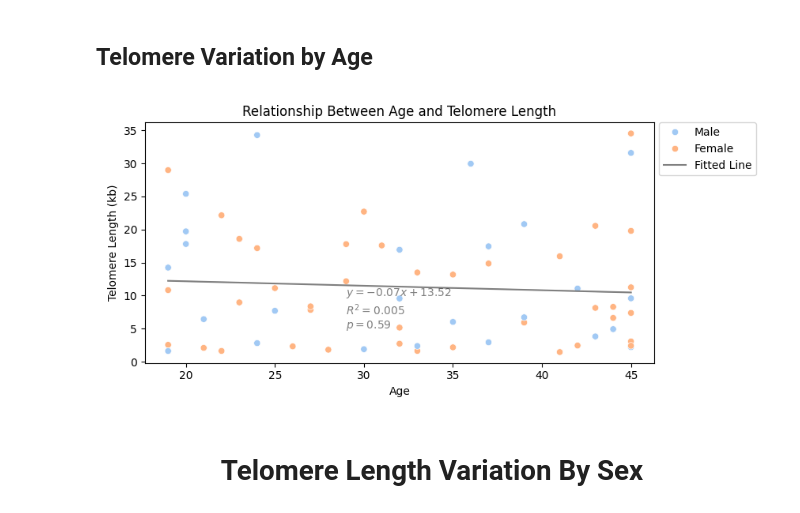
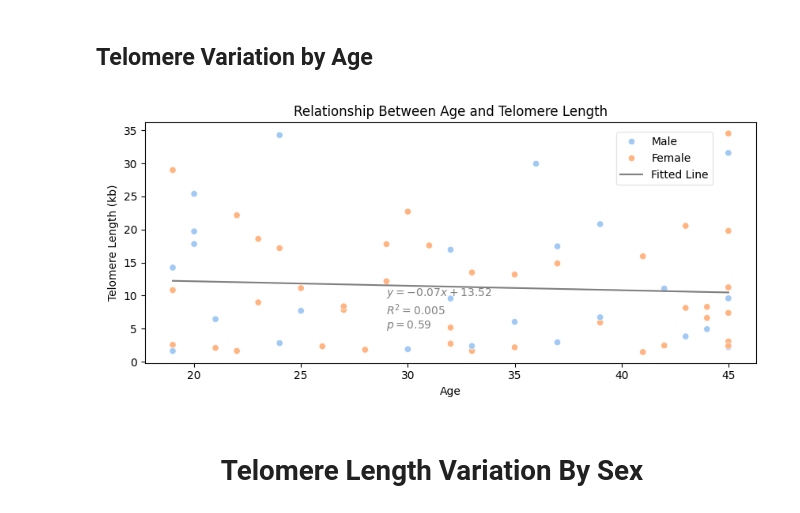
Before and after one commit to akaeii/telomere-mental-health, a Jupyter notebook: exploratory_data_analysis.ipynb, the cells around one changed output. Saved outputs shown, nothing was run; the diff lists cells and outputs as text; code cells hidden in the pictures.

Commit message:
Minor legend placement adjustments.

```diff
--- a/exploratory_data_analysis.ipynb
+++ b/exploratory_data_analysis.ipynb
@@ -65,26 +65,27 @@ a_tl_linreg = stats.linregress(x=data.age, y=data.telomere_length)
 # %%
 age_vs_tl_fig, age_vs_tl_axis = plt.subplots(1,1, figsize=(8.5,4))
 age_vs_tl_axis.set(title="Relationship Between Age and Telomere Length",
                    xlabel="Age", ylabel="Telomere Length (kb)")
 
 sns.scatterplot(x=data.age, y=data.telomere_length, hue=sex_labels, ax=age_vs_tl_axis)
 
 sns.lineplot(x=data.age, y=(a_tl_linreg.slope*data.age+a_tl_linreg.intercept), label="Fitted Line", ax=age_vs_tl_axis,
              color="gray")
 
 age_vs_tl_axis.text(x=29, y=5,
                     s=f"$y={a_tl_linreg.slope:.2f}x+{a_tl_linreg.intercept:.2f}$"
                     f"\n$R^{2} = {a_tl_linreg.rvalue**2:.3f}$"
                     f"\n$p = {a_tl_linreg.pvalue:.2f}$",
                     alpha=0.5)
 
 
 age_vs_tl_axis.legend(bbox_to_anchor=(1.01, 1), loc='upper left', borderaxespad=0)
+age_vs_tl_axis.legend(loc="center", bbox_to_anchor=(0.85,0.85), framealpha=0.5)
 
 age_vs_tl_fig.tight_layout()
 age_vs_tl_fig.savefig("figures/Age vs. Telomere Length (Linear Regression).png", dpi=300)
 # %% [output]
-[figure, old version]
+[figure, new version]
 # %% [markdown]
 <h1 style="text-align:center">Telomere Length Variation By Sex</h1>
 # %% [markdown]
```
Also changed, not shown: 1 other file.
